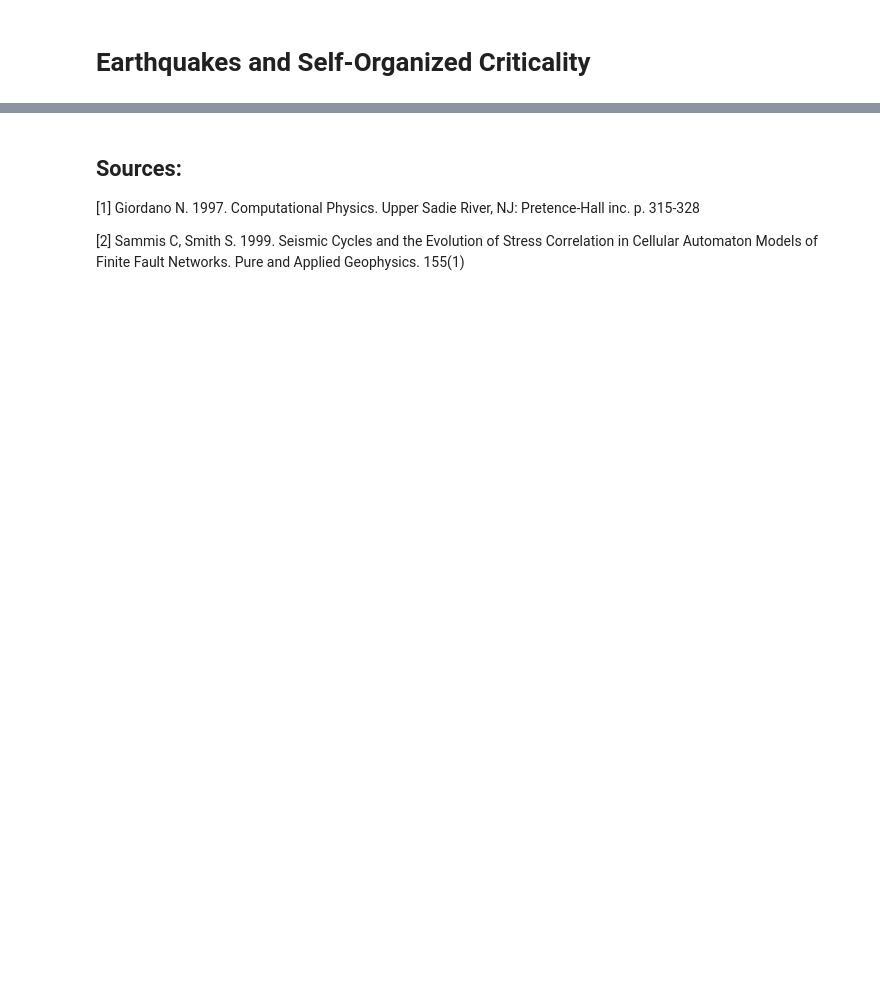
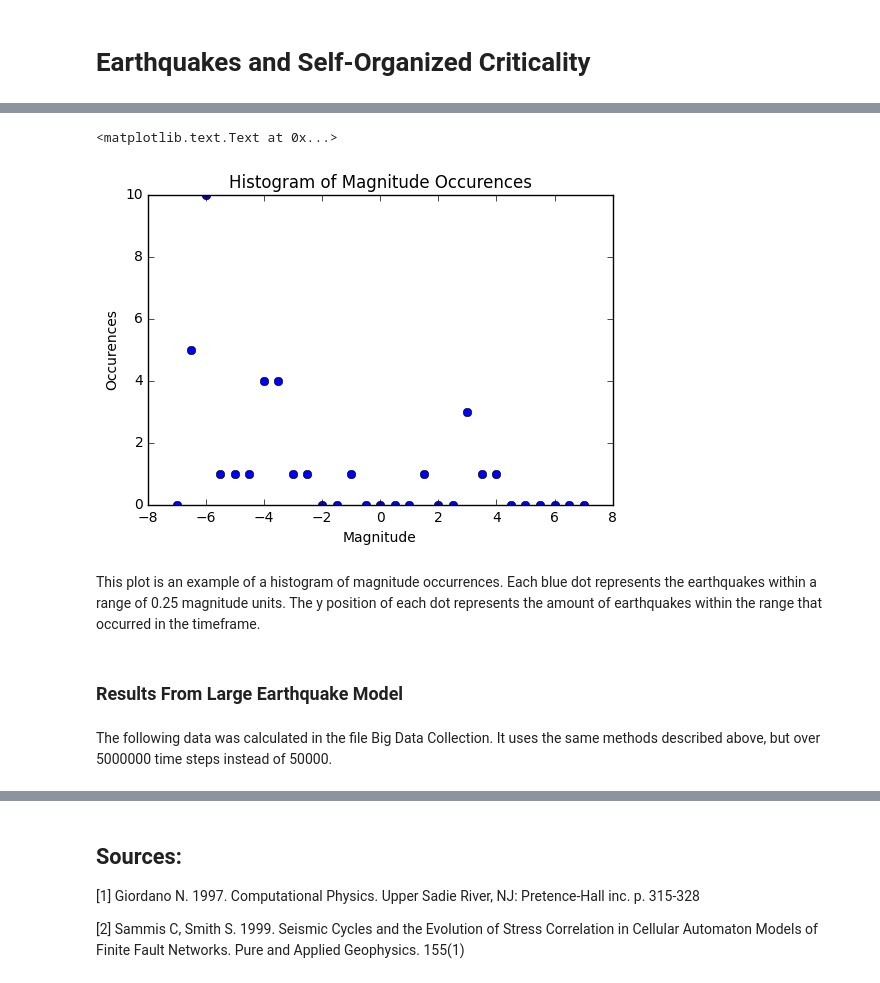
Before and after one commit to aMartin6/Final_Project, a Jupyter notebook: Final_Project.ipynb, the cells around one changed output, grey strips where cells are left out. Drawn from its saved outputs; the diff is of its cells as text; code cells hidden in the pictures; blank space fills up the shorter version.

```diff
--- a/Final_Project.ipynb
+++ b/Final_Project.ipynb
@@ -593,0 +565,15 @@ After this initial model, I repeated the calculation, but at a much larger time
+# %%
+Magnitudes, Occurences = countMagnitudes (earthquakeMagnitudes)
+plt.plot(Magnitudes, Occurences, "b o")
+plt.title("Histogram of Magnitude Occurences")
+plt.xlabel("Magnitude")
+plt.ylabel("Occurences")
+# %% [output]
+<matplotlib.text.Text at 0x...>
+[figure, added]
+# %% [markdown]
+This plot is an example of a histogram of magnitude occurrences. Each blue dot represents the earthquakes within a range of 0.25 magnitude units. The y position of each dot represents the amount of earthquakes within the range that occurred in the timeframe.
+# %% [markdown]
+### Results From Large Earthquake Model
+# %% [markdown]
+The following data was calculated in the file Big Data Collection. It uses the same methods described above, but over 5000000 time steps instead of 50000.
```
Also changed, not shown: parts of 39 cells of this notebook.
